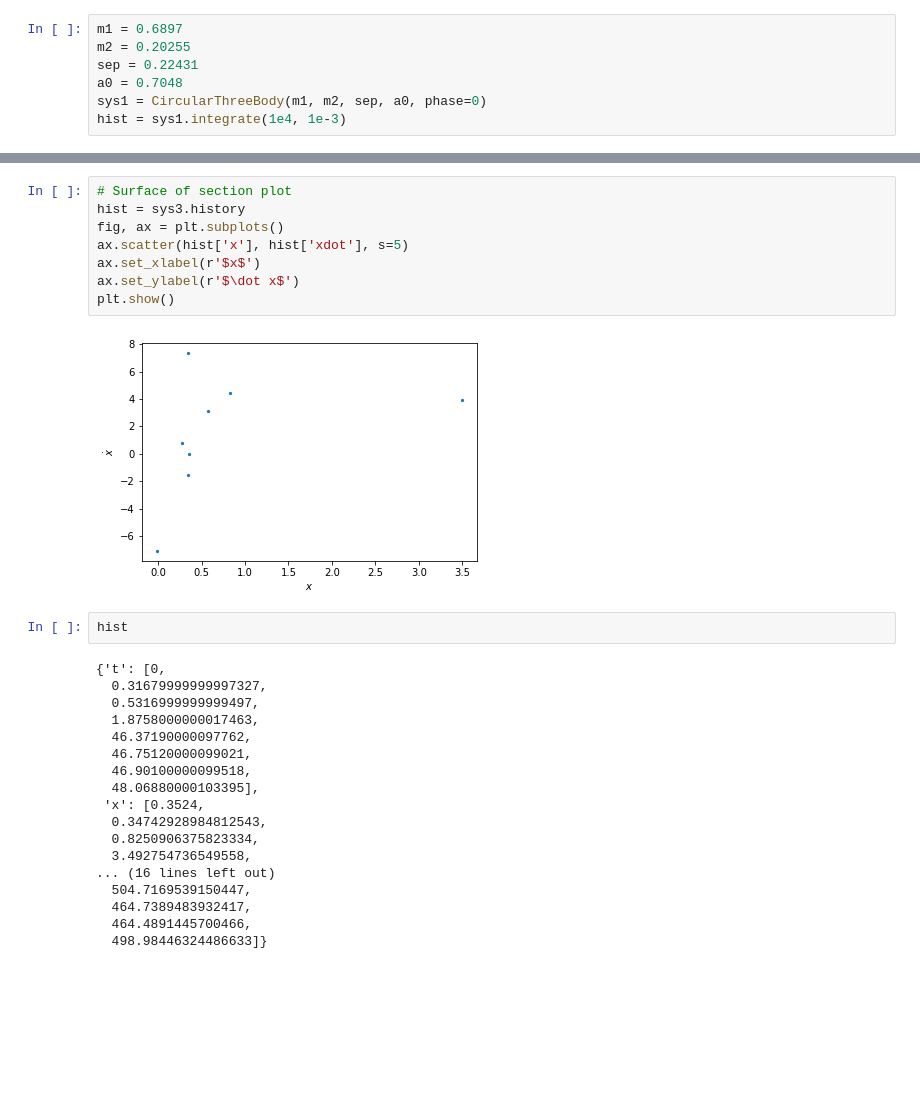
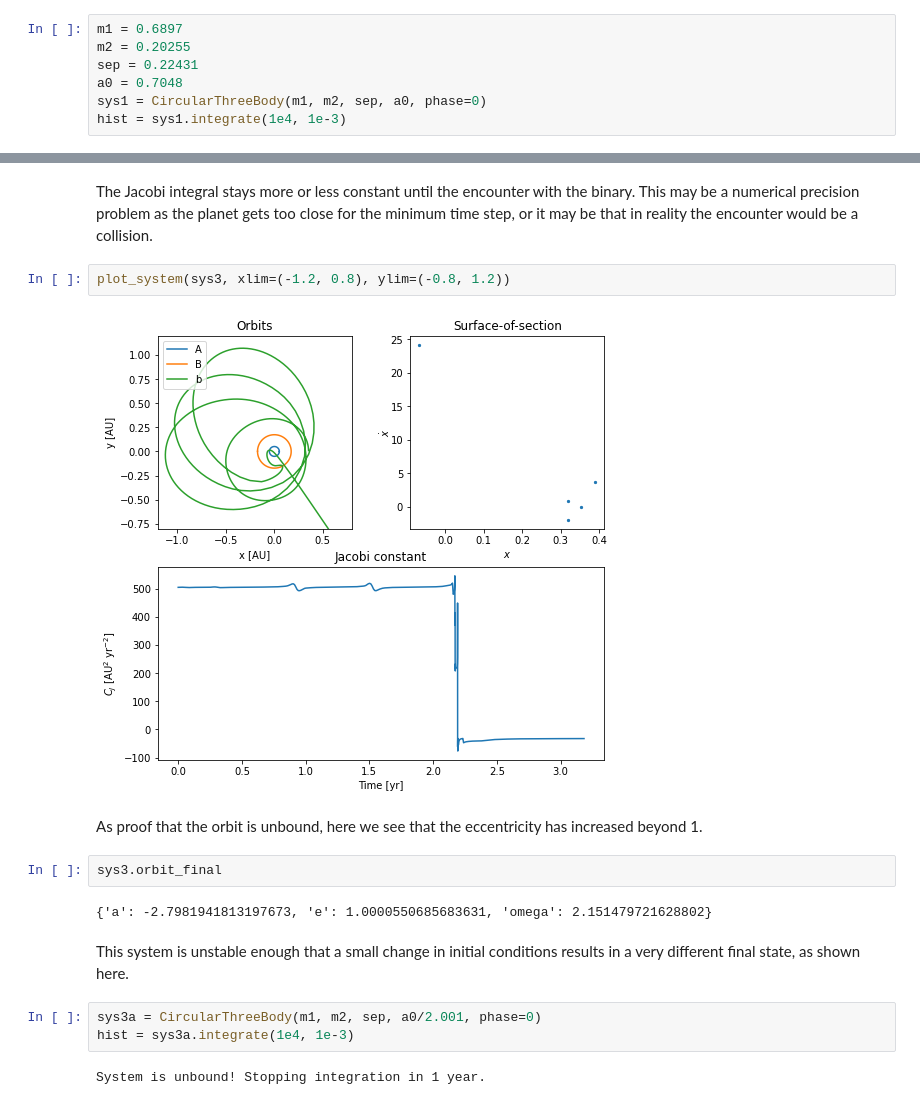
Before and after one commit to lodubay/dynamics, a Jupyter notebook: hw2.ipynb, the cells around one changed output, grey strips where cells are left out. Cells and saved outputs as stored; diff of their text form; blank space fills up the shorter version.

```diff
--- a/hw2.ipynb
+++ b/hw2.ipynb
@@ -343,30 +435,19 @@ plt.show()
-# %%
-# Surface of section plot
-hist = sys3.history
-fig, ax = plt.subplots()
-ax.scatter(hist['x'], hist['xdot'], s=5)
-ax.set_xlabel(r'$x$')
-ax.set_ylabel(r'$\dot x$')
-plt.show()
-# %% [output]
-[figure, removed]
-# %%
-hist
-# %% [output]
-{'t': [0,
-  0.31679999999997327,
-  0.5316999999999497,
-  1.8758000000017463,
-  46.37190000097762,
-  46.75120000099021,
-  46.90100000099518,
-  48.06880000103395],
- 'x': [0.3524,
-  0.34742928984812543,
-  0.8250906375823334,
-  3.492754736549558,
-... (16 lines left out)
-  504.7169539150447,
-  464.7389483932417,
-  464.4891445700466,
-  498.98446324486633]}
+# %% [markdown]
+The Jacobi integral stays more or less constant until the encounter with the binary. This may be a numerical precision problem as the planet gets too close for the minimum time step, or it may be that in reality the encounter would be a collision.
+# %%
+plot_system(sys3, xlim=(-1.2, 0.8), ylim=(-0.8, 1.2))
+# %% [output]
+[figure, added]
+# %% [markdown]
+As proof that the orbit is unbound, here we see that the eccentricity has increased beyond 1.
+# %%
+sys3.orbit_final
+# %% [output]
+{'a': -2.7981941813197673, 'e': 1.0000550685683631, 'omega': 2.151479721628802}
+# %% [markdown]
+This system is unstable enough that a small change in initial conditions results in a very different final state, as shown here.
+# %%
+sys3a = CircularThreeBody(m1, m2, sep, a0/2.001, phase=0)
+hist = sys3a.integrate(1e4, 1e-3)
+# %% [output]
+System is unbound! Stopping integration in 1 year.
```
Also changed, not shown: parts of 42 cells of this notebook.
